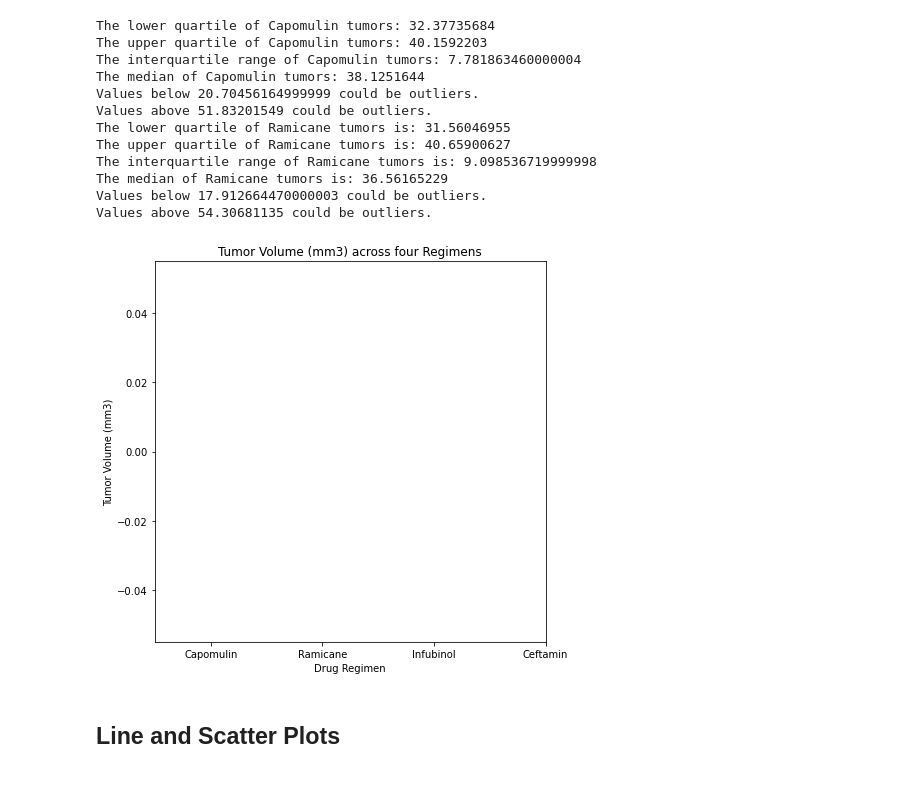
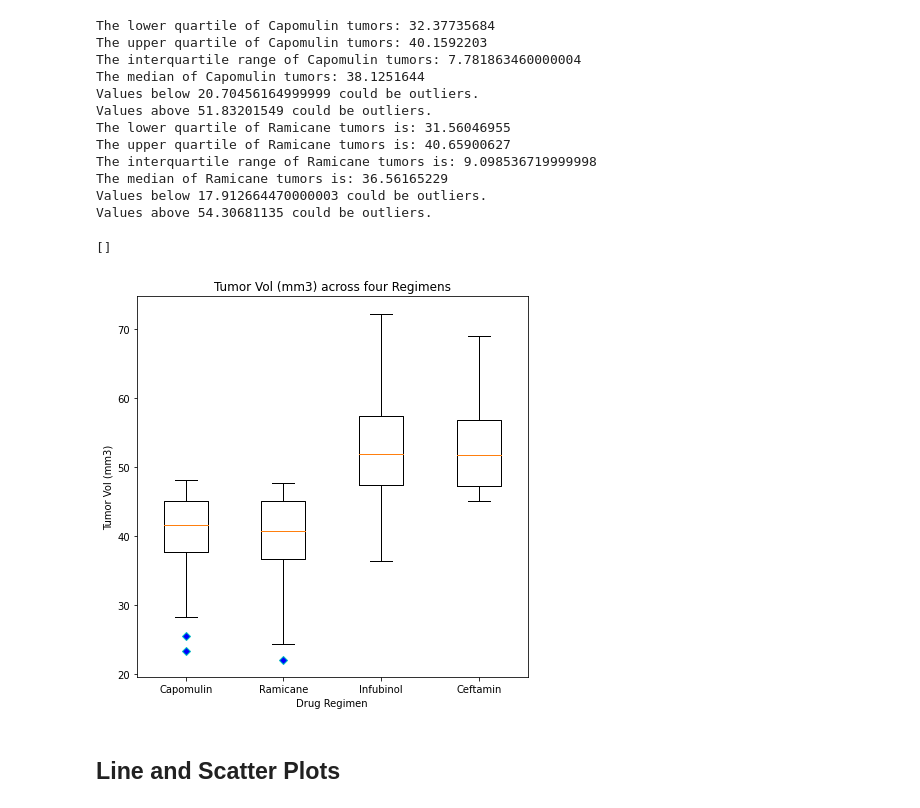
Before and after one commit to ronniekhatib/MATPLOTLIB-The-Power-Of-Plots, a Jupyter notebook: Pymaceuticals/pymaceuticals_starter.ipynb, the cells around one changed output. Saved outputs shown, nothing was run; the diff lists cells and outputs as text; code cells hidden in the pictures.

```diff
--- a/Pymaceuticals/pymaceuticals_starter.ipynb
+++ b/Pymaceuticals/pymaceuticals_starter.ipynb
@@ -253,14 +253,12 @@ list_of_drugs = ["Capomulin", "Ramicane", "Infubinol", "Ceftamin"]
 
 # Create empty list to fill with tumor vol data (for plotting)
 tumor_vol = []
-volume_df = []
-list_drugs = []
 # Calculate the IQR and quantitatively determine if there are any potential outliers.
 # Locate the rows which contain mice on each drug and get the tumor volumes
 # add subset
 # Determine outliers using upper and lower bounds
-for drug in list_drugs:
-    volume_df = volume_df.loc[volume_df["Drug Regimen"]==drug]["Tumor Volume (mm3)"]
+for drug in list_of_drugs:
+    volume_df = clean_df.loc[clean_df["Drug Regimen"] == drug, "Tumor Volume (mm3)"]
     tumor_vol.append(volume_df)
     quartiles = volume_df.quantile([0.25,0.5,0.75])
 
@@ -270,20 +268,24 @@ for drug in list_drugs:
     upper_bound = quartiles[0.75] + (1.5*iqr)
 
     outliers = volume_df.loc[(volume_df > upper_bound) | (volume_df < lower_bound)]
+# %%
+tumor_vol
+# %% [output]
+[]
 # %%
  # Generate a box plot of the final tumor volume of each mouse across four regimens of interest
 
 blue_dot = dict(markerfacecolor="b",marker="D", markeredgecolor="c")
 fig1, ax1 = plt.subplots(figsize=(7,7))
 ax1.boxplot(tumor_vol, flierprops=blue_dot)
-ax1.set_title("Tumor Volume (mm3) across four Regimens")
+ax1.set_title("Tumor Vol (mm3) across four Regimens")
 ax1.set_xlabel("Drug Regimen")
-ax1.set_ylabel("Tumor Volume (mm3)")
+ax1.set_ylabel("Tumor Vol (mm3)")
 ax1.xaxis.set(ticks=range(1,len(list_of_drugs) + 1),ticklabels=list_of_drugs)
 
 plt.show()
 # %% [output]
-[figure, old version]
+[figure, new version]
 # %% [markdown]
 ## Line and Scatter Plots
 # %%
```
Also changed, not shown: parts of 1 cell of this notebook.
